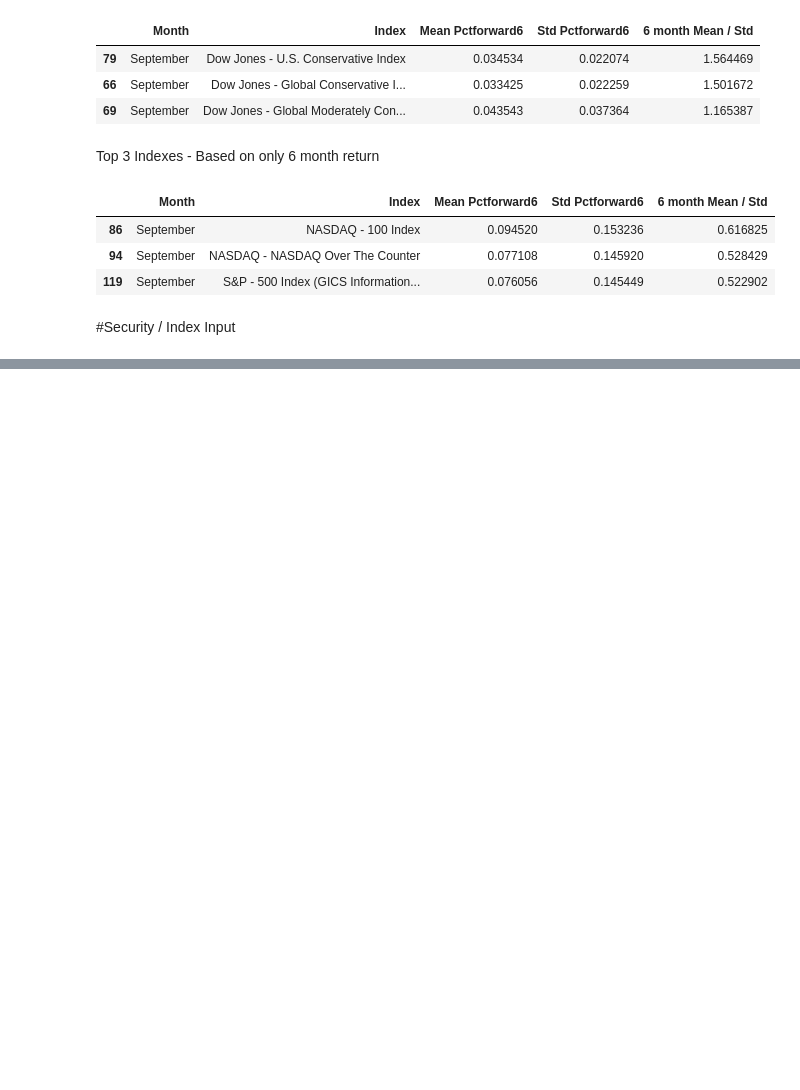
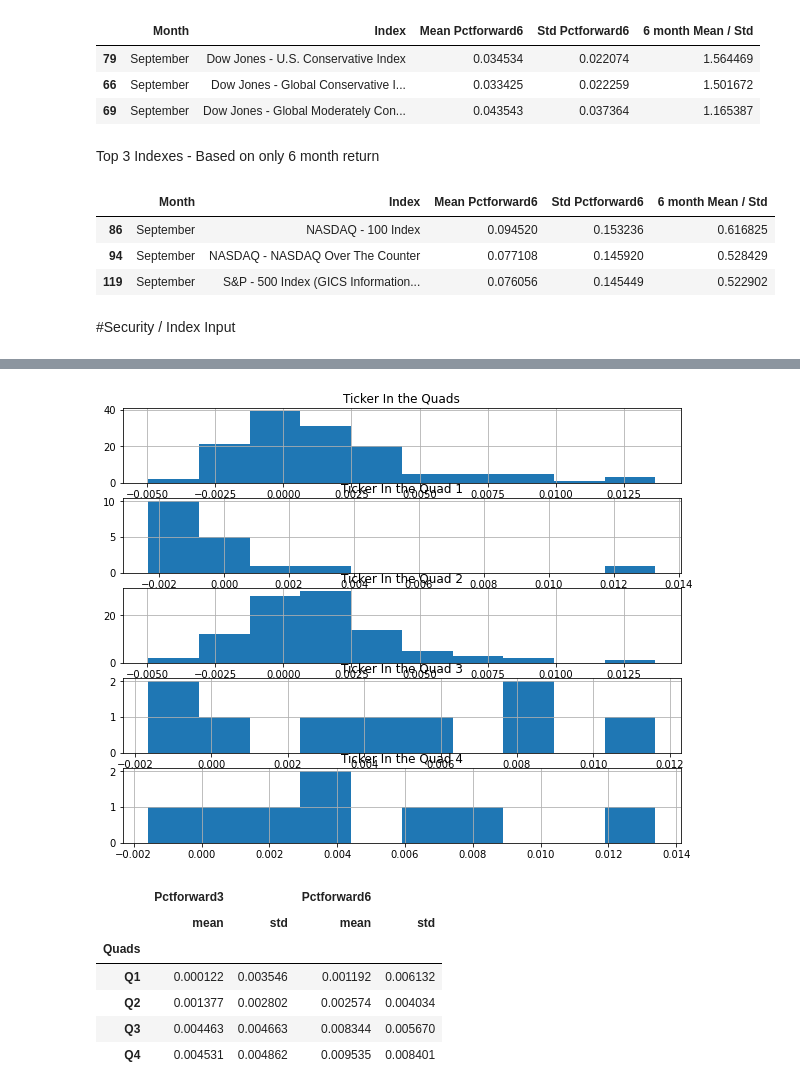
Before and after one commit to AlexNoonan-Syracuse/BigDataProject, a Jupyter notebook: ArimaModels_SW_9_12.ipynb, the cells around one changed output, grey strips where cells are left out. Saved outputs shown, nothing was run; the diff lists cells and outputs as text; code cells hidden in the pictures; blank space fills up the shorter version.

```diff
--- a/ArimaModels_SW_9_12.ipynb
+++ b/ArimaModels_SW_9_12.ipynb
@@ -802,0 +844,19 @@ top3_6mon.head(3)
+# %%
+ticker_daily_returns = ticker_data['Adj Close'].pct_change()
+ticker_monthly_returns = ticker_data['Adj Close'].resample('M').ffill().pct_change()
+ticker_monthly_returns2 = pd.DataFrame(ticker_monthly_returns)
+ticker_monthly_returns2 = ticker_monthly_returns2.rename(columns={"Adj Close": "Monthly Return"})
+ticker_monthly_returns2 = ticker_monthly_returns2.dropna()
+# %%
+input_ticker = ticker_monthly_returns2
+input_ticker = input_ticker.reset_index()
+input_ticker['Date'] = pd.to_datetime(input_ticker['Date'])
+input_ticker['Month'] = input_ticker['Date'].dt.to_period("M")
+input_ticker['Year'] = input_ticker['Date'].dt.to_period("Y")
+input_ticker.set_index('Date', drop=True, inplace=True)
+input_ticker['Pct'] = input_ticker['Monthly Return']/100
+
+input_ticker['Pct'] = input_ticker['Pct']+1
+input_ticker = forward_returns(input_ticker,'Pct')
+
+print(input_ticker.head(10))
@@ -802,0 +876,45 @@ top3_6mon.head(3)
+# %%
+# month variable needs to be created on security dataframe if it isnt already so it can join to macrodataframe
+# macrogrid2['Month'] = macrogrid2.index.to_period("M")
+TickerPlots = pd.merge(macrogrid2, input_ticker, how='inner', on='Month')
+
+# subset dataframes by plots
+TickerPlotsQ1 = TickerPlots[TickerPlots['Quads']=='Q1']
+TickerPlotsQ2 = TickerPlots[TickerPlots['Quads']=='Q2']
+TickerPlotsQ3 = TickerPlots[TickerPlots['Quads']=='Q3']
+TickerPlotsQ4 = TickerPlots[TickerPlots['Quads']=='Q4']
+# maybe plots can be improved to look nicer
+fig, (axs) = plt.subplots(5, figsize=(10,8))
+axs[0].set_title('Ticker In the Quads')
+axs[0].hist(TickerPlots['Pctforward3'])
+axs[0].grid()
+axs[1].set_title('Ticker In the Quad 1')
+axs[1].hist(TickerPlotsQ1['Pctforward3'])
+axs[1].grid()
+axs[2].set_title('Ticker In the Quad 2')
+axs[2].hist(TickerPlotsQ2['Pctforward3'])
+axs[2].grid()
+
+axs[3].set_title('Ticker In the Quad 3')
+axs[3].hist(TickerPlotsQ3['Pctforward3'])
+axs[3].grid()
+
+axs[4].set_title('Ticker In the Quad 4')
+axs[4].hist(TickerPlotsQ4['Pctforward3'])
+axs[4].grid()
+plt.show()
+# need to add standard devaition to summary table and possible division of return/stdev
+
+TickerPivot = pd.pivot_table(TickerPlots,
+                           values=['Pctforward3', 'Pctforward6'],
+                           index=TickerPlots['Quads'],aggfunc={np.mean,np.std})
+TickerPivot.head()
+# %% [output]
+[figure, added]
+|  | Pctforward3 |  | Pctforward6 |  |
+|  | mean | std | mean | std |
+| Quads |  |  |  |  |
+| Q1 | 0.000122 | 0.003546 | 0.001192 | 0.006132 |
+| Q2 | 0.001377 | 0.002802 | 0.002574 | 0.004034 |
+| Q3 | 0.004463 | 0.004663 | 0.008344 | 0.005670 |
+| Q4 | 0.004531 | 0.004862 | 0.009535 | 0.008401 |
```
Also changed, not shown: parts of 7 cells of this notebook.
